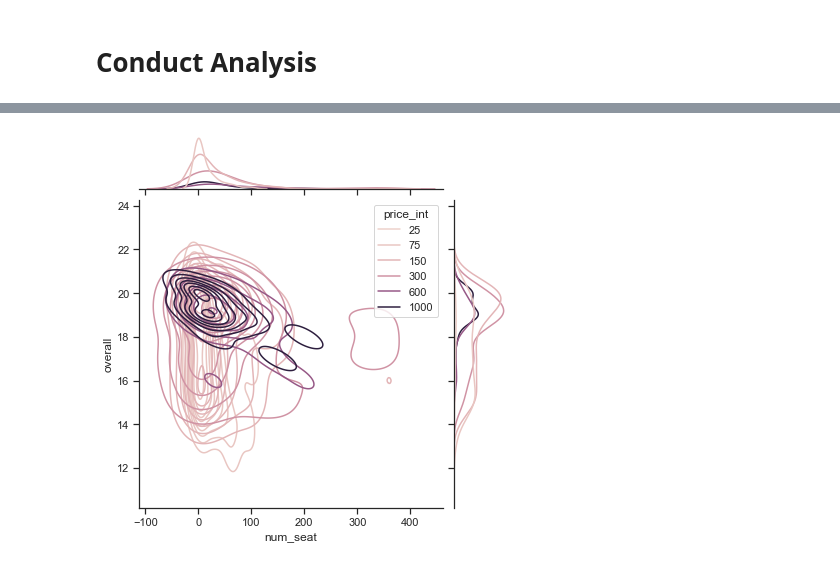
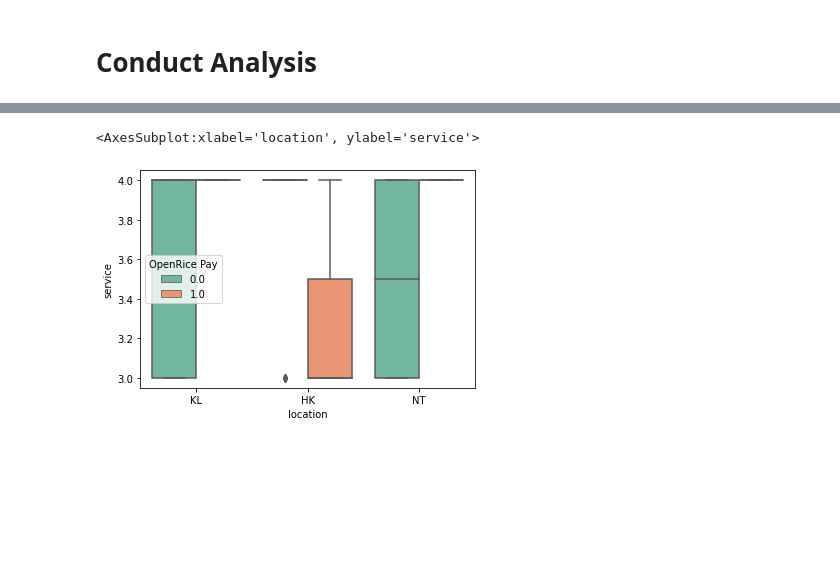
Before and after one commit to noodleconference/ISOM3400, a Jupyter notebook: Visualize_results_zoe.ipynb, the cells around one changed output, grey strips where cells are left out. Drawn from its saved outputs; the diff is of its cells as text; code cells hidden in the pictures; blank space fills up the shorter version.

```diff
--- a/Visualize_results_zoe.ipynb
+++ b/Visualize_results_zoe.ipynb
@@ -339,3 +343,6 @@ def pair_plot(df,variable):
 import seaborn as sns
 sns.set_theme(style="ticks")
 sns.pairplot(df, hue="location")
+# %%
+df_pay_200_all = df.groupby('price',as_index=True).get_group('$201-400')
+df_pay_200_all.describe()
@@ -342,15 +359,16 @@ sns.pairplot(df, hue="location")
 # %%
-g = sns.jointplot(
+g = sns.boxplot(
     data=df,
     x="num_seat", y="overall", hue="price_int",
-    kind="kde",
+
 )
-# %% [output]
-[figure, removed]
 # %%
-sns.boxplot(x="location", y="overall",
-            hue="Alipay", palette='Set2',
-            data=df)
+sns.boxplot(x="location", y="service",
+            hue="OpenRice Pay", palette='Set2',
+            data=df_pay_200_all)
+# %% [output]
+<AxesSubplot:xlabel='location', ylabel='service'>
+[figure, added]
 # %%
 #for i in ['taste', 'decor', 'service',  'hygiene', 'value','overall']: #num_facility
 
```
Also changed, not shown: parts of 13 cells of this notebook.
